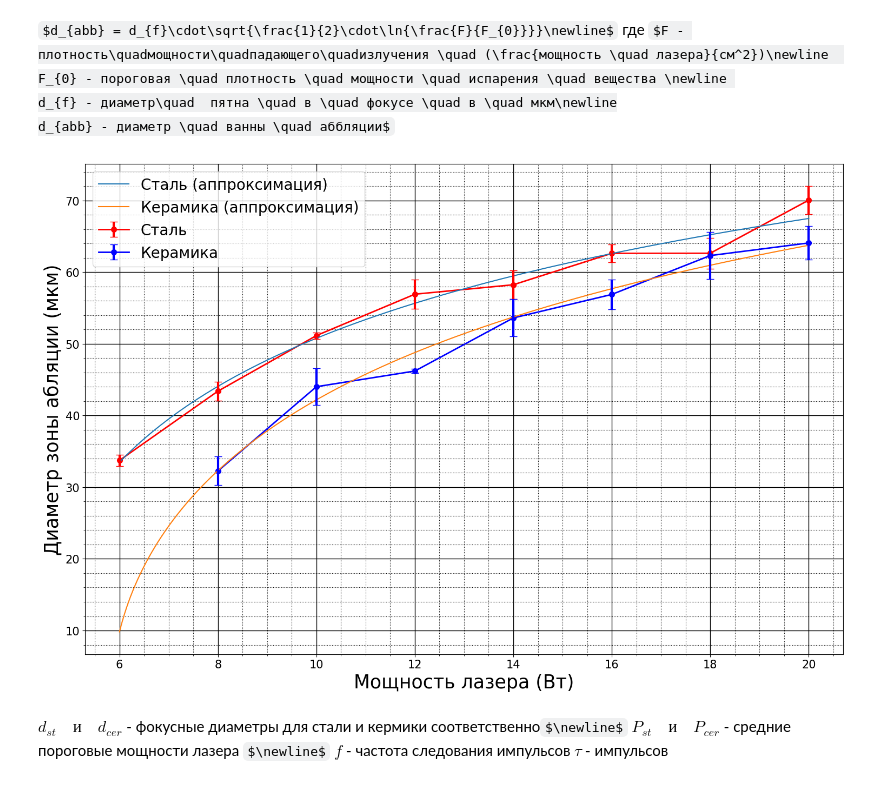
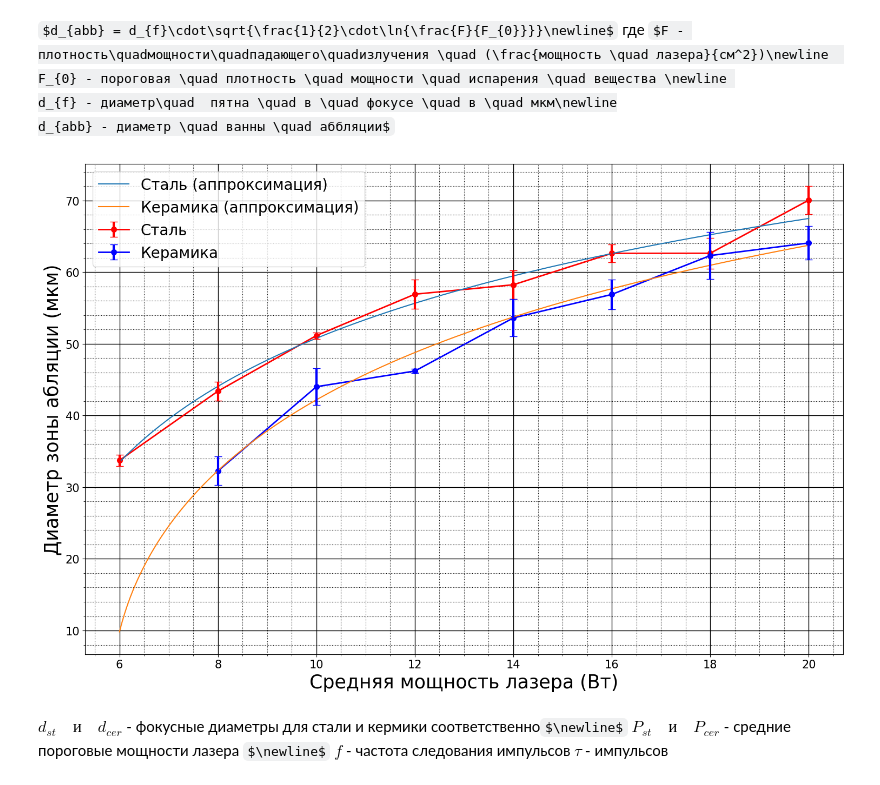
Before and after one commit to starosta39/laboratory_works_2, a Jupyter notebook: Laser technology/LT.ipynb, the cells around one changed output. Saved outputs shown, nothing was run; the diff lists cells and outputs as text; code cells hidden in the pictures; some formulas as TeX source.

```diff
--- a/Laser technology/LT.ipynb
+++ b/Laser technology/LT.ipynb
@@ -135,40 +135,40 @@ cer_ap = d_cer*np.sqrt(np.log(power_2/P_cer)/2)
 fig = plt.figure(figsize=(15, 10))
 ax = fig.add_subplot(1,1,1)
 ax.set_ylabel('Диаметр зоны абляции (мкм)',fontweight='light',color='k', fontsize=25)
-ax.set_xlabel("Мощность лазера (Вт)", fontweight='light',color='k', fontsize=25)
+ax.set_xlabel("Средняя мощность лазера (Вт)", fontweight='light',color='k', fontsize=25)
 
 ax.plot(power_2,st_ap, label="Сталь (аппроксимация)")
 ax.plot(power_2,cer_ap, label="Керамика (аппроксимация)")
 ax.errorbar(power_st, st_m, yerr=st_err, color='r', label="Сталь", fmt='-o',barsabove=True,
             ms=7, capsize = 5,
             linewidth=2,
             elinewidth = 3)
 
 ax.errorbar(power_cer, cer_m, yerr=cer_err, color='b', label="Керамика", fmt='-o',barsabove=True,
             ms=7, capsize = 5,
             linewidth=2,
             elinewidth = 3)
 
 #  Определяем внешний вид линий основной сетки:
 ax.grid(which='major',
         color = 'k',
         linewidth = 1)
 
 ax.legend(fontsize=20, loc='upper left')
 
 #  Определяем внешний вид линий вспомогательной
 #  сетки:
 ax.minorticks_on()
 ax.grid(which='minor',
         color = 'k',
         linestyle = ':')
 
 
 plt.tight_layout()
 plt.tick_params(axis='both', which='major', labelsize=15)
 fig.savefig(os.path.join(sys.path[0]+'/plots', 'st_cer_ap.png'))
 # %% [output]
-[figure, old version]
+[figure, new version]
 # %% [markdown]
 $d_{st}\quad и \quad d_{cer}$ - фокусные диаметры для стали и кермики соответственно$\newline$
 $ P_{st}\quad и\quad P_{cer}$ - средние пороговые мощности лазера $\newline$
```
Also changed, not shown: 1 other file.
